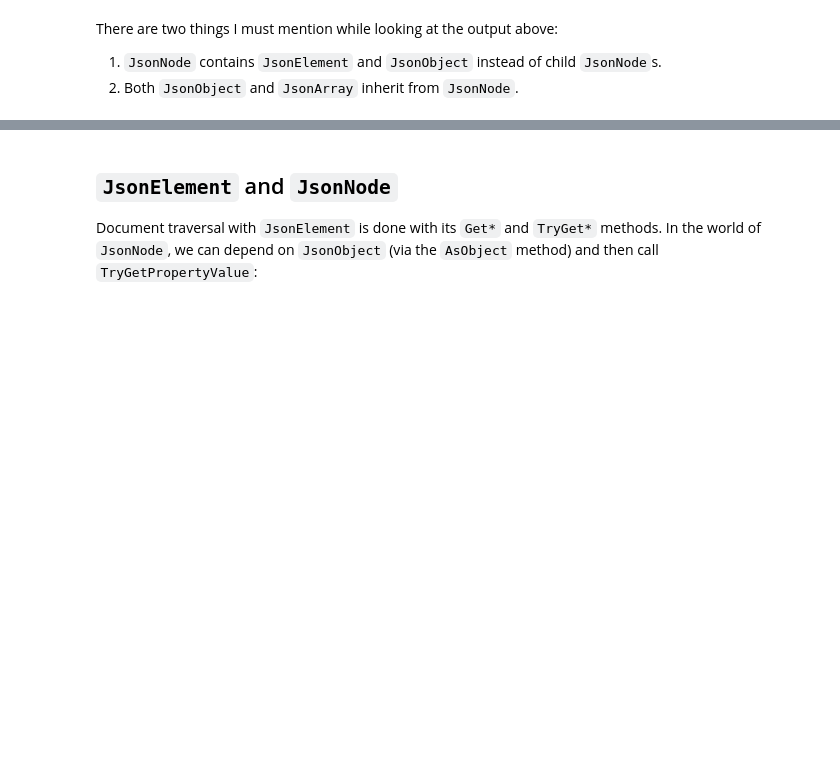
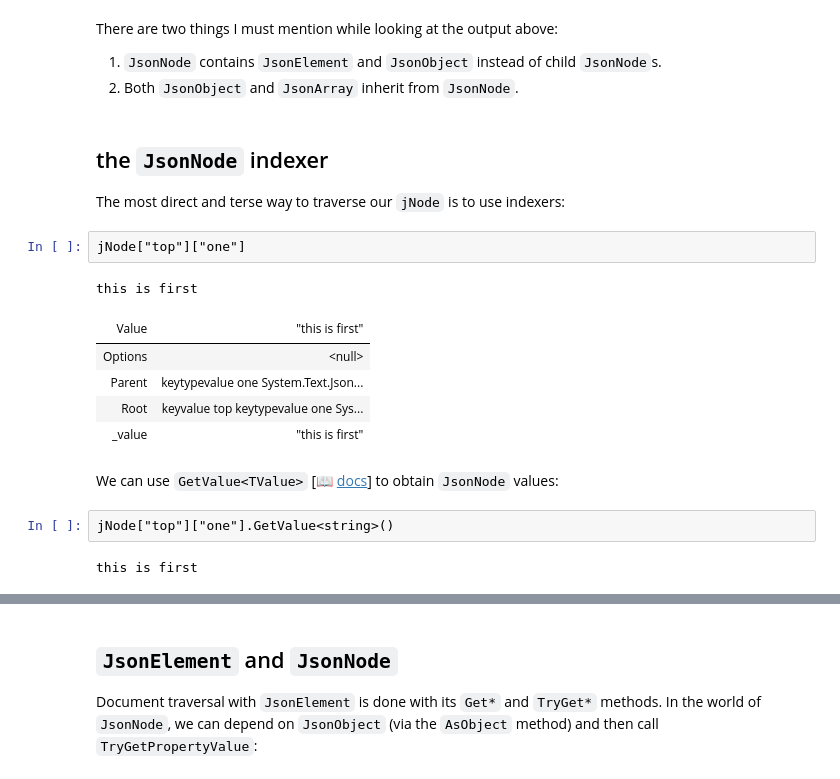
Before and after one commit to BryanWilhite/jupyter-central, a Jupyter notebook: funkykb/csharp/system-text-json-nodes.ipynb, the cells around one changed output, grey strips where cells are left out. Saved outputs shown, nothing was run; the diff lists cells and outputs as text; blank space fills up the shorter version.

```diff
--- a/funkykb/csharp/system-text-json-nodes.ipynb
+++ b/funkykb/csharp/system-text-json-nodes.ipynb
@@ -35,3 +37,22 @@ There are two things I must mention while looking at the output above:
 
 1. `JsonNode` contains `JsonElement` and `JsonObject` instead of child `JsonNode`s.
 2. Both `JsonObject` and `JsonArray` inherit from `JsonNode`.
+# %% [markdown]
+## the `JsonNode` indexer
+
+The most direct and terse way to traverse our `jNode` is to use indexers:
+# %%
+jNode["top"]["one"]
+# %% [output]
+this is first
+| Value | "this is first" |
+| Options | <null> |
+| Parent | keytypevalue one System.Text.Json... |
+| Root | keyvalue top keytypevalue one Sys... |
+| _value | "this is first" |
+# %% [markdown]
+We can use `GetValue<TValue>` [📖 [docs](https://docs.microsoft.com/en-us/dotnet/api/system.text.json.nodes.jsonnode.getvalue?view=net-6.0)] to obtain `JsonNode` values:
+# %%
+jNode["top"]["one"].GetValue<string>()
+# %% [output]
+this is first
```
Also changed, not shown: parts of 13 cells of this notebook.
